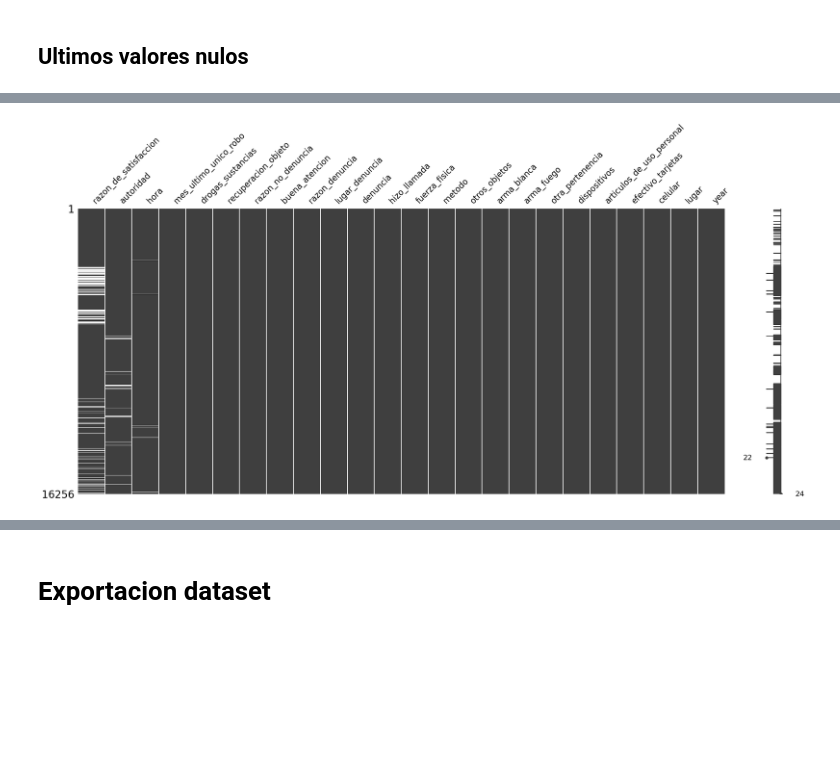
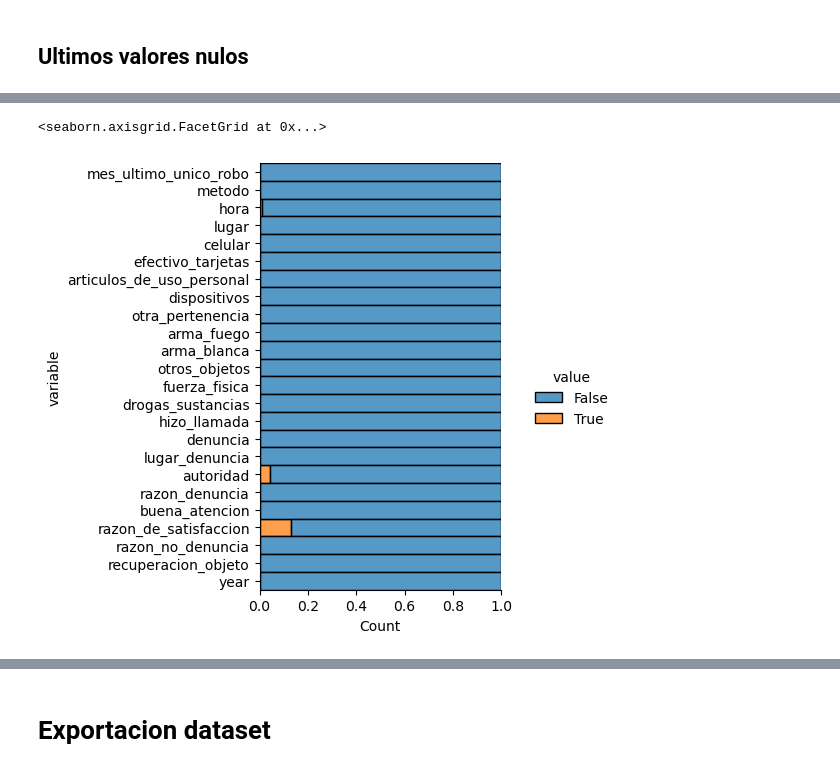
Before and after one commit to giraljv/hurtos_colombia, a Jupyter notebook: notebooks/0-1_nulls.ipynb, the cells around one changed output, grey strips where cells are left out. Cells and saved outputs as stored; diff of their text form; code cells hidden in the pictures; blank space fills up the shorter version.

```diff
--- a/notebooks/0-1_nulls.ipynb
+++ b/notebooks/0-1_nulls.ipynb
@@ -263,0 +250,5 @@ plt.show()
+# %%
+#Comprobando que los valores nulos de si recibieron buena atencion se deba a que las denuncias
+#se hicieron por internet
+df_denuncias_internet = new_df[new_df.buena_atencion.isnull()]
+df_denuncias_internet.lugar_denuncia.unique()
@@ -264,3 +258,2 @@ plt.show()
 # %%
-df_1_nulos = new_df[new_df.buena_atencion.isnull()]
-df_1_nulos.lugar_denuncia.unique()
+df_denuncias_presenciales = new_df[new_df.buena_atencion.notnull()]
@@ -303,11 +291,13 @@ df_2_nonulos.ms_tools.vis_proportion()
 Vemos que los valores nulos de la razon y denuncia y razon de satisfaccion tienen correlacion con el
 lugar donde se hizo la denuncia que es online, por ello rellenare esos valores con "denuncia_online"
 # %%
-df_1_nulos = df_1_nulos.fillna(
+df_denuncias_internet = df_denuncias_internet.fillna(
         value={
             'buena_atencion':'denuncia_online',
             'razon_de_satisfaccion':'denuncia_online'
             }
     )
+# %%
+pre_final_df = pd.concat([df_denuncias_internet,df_denuncias_presenciales])
 # %% [markdown]
 ## Ultimos valores nulos
@@ -322,11 +304,5 @@ df_nulosinautoridad = df_casi_terminado[df_casi_terminado['autoridad'].isnull()]
-# %%
-(
-    df_casi_terminado
-    .ms_tools
-    .sort_variables_by_missingness()
-    .sort_values(by='lugar')
-    .pipe(missingno.matrix)
-)
-plt.show()
-# %% [output]
-[figure, removed]
+# %%
+pre_final_df.ms_tools.vis_proportion()
+# %% [output]
+<seaborn.axisgrid.FacetGrid at 0x...>
+[figure, added]
```
Also changed, not shown: parts of 37 cells of this notebook, 4 other files.
